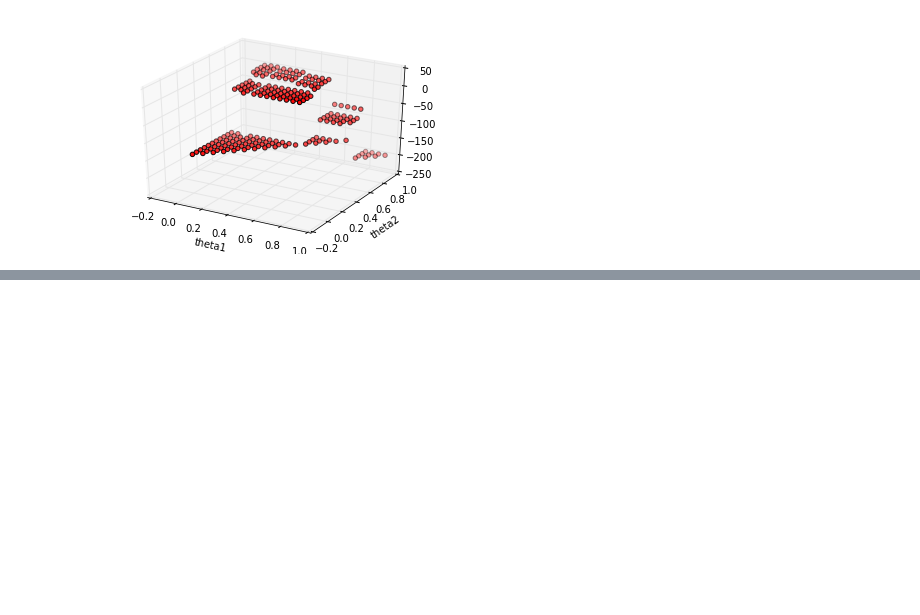
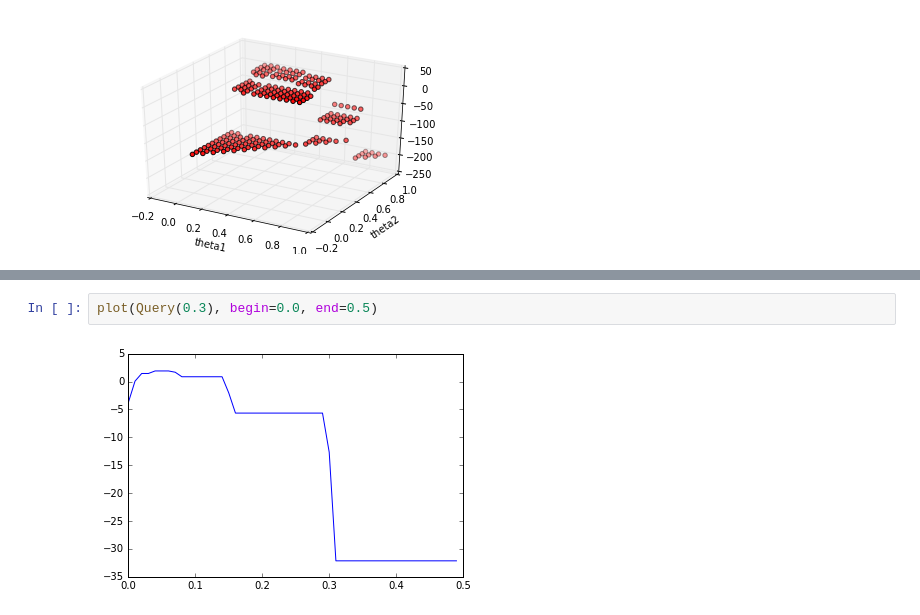
Before and after one commit to aijunbai/notebooks, a Jupyter notebook: bsq.ipynb, the cells around one changed output, grey strips where cells are left out. Drawn from its saved outputs; the diff is of its cells as text; blank space fills up the shorter version.

```diff
--- a/bsq.ipynb
+++ b/bsq.ipynb
@@ -212,0 +224,4 @@ plot3d(b=0.9)
+# %%
+plot(Query(0.3), begin=0.0, end=0.5)
+# %% [output]
+[figure, added]
```
Also changed, not shown: parts of 8 cells of this notebook.
